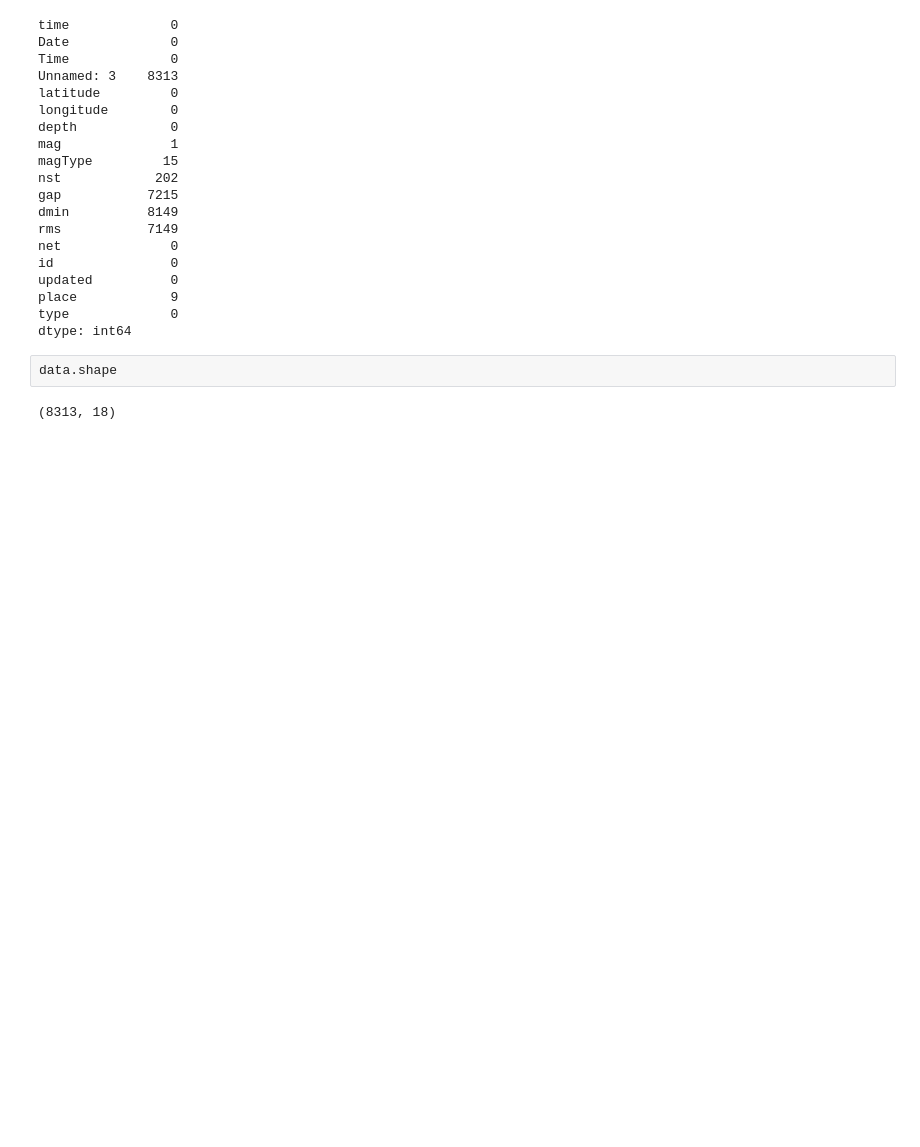
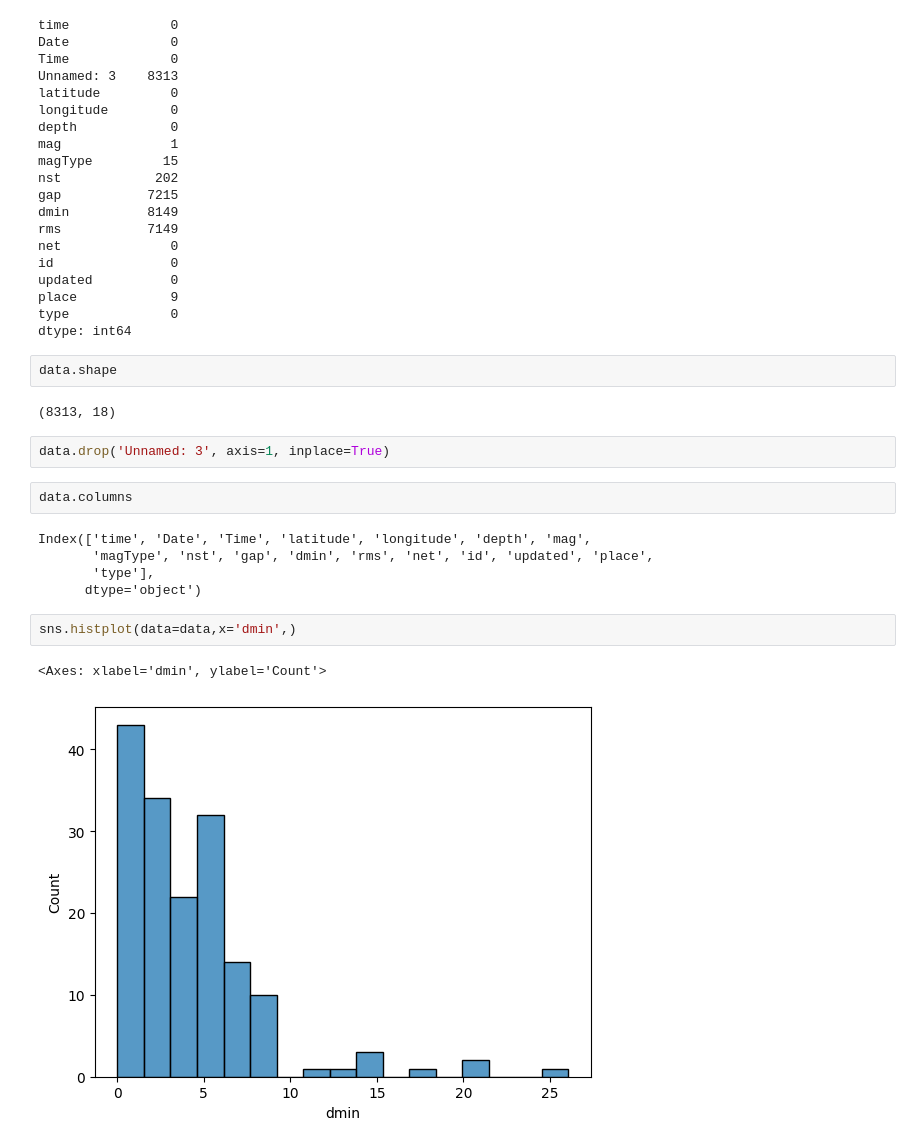
Before and after one commit to anitajn86/DATA-VIZ, a Jupyter notebook: Earthquake.ipynb, the cells around one changed output. Cells and saved outputs as stored; diff of their text form; blank space fills up the shorter version.

Commit message:
Cleaning the earthquake dataset to prepare for visualization

```diff
--- a/Earthquake.ipynb
+++ b/Earthquake.ipynb
@@ -53,3 +53,17 @@ dtype: int64
 data.shape
 # %% [output]
 (8313, 18)
+# %%
+data.drop('Unnamed: 3', axis=1, inplace=True)
+# %%
+data.columns
+# %% [output]
+Index(['time', 'Date', 'Time', 'latitude', 'longitude', 'depth', 'mag',
+       'magType', 'nst', 'gap', 'dmin', 'rms', 'net', 'id', 'updated', 'place',
+       'type'],
+      dtype='object')
+# %%
+sns.histplot(data=data,x='dmin',)
+# %% [output]
+<Axes: xlabel='dmin', ylabel='Count'>
+[figure, added]
```
Also changed, not shown: parts of 3 cells of this notebook.
